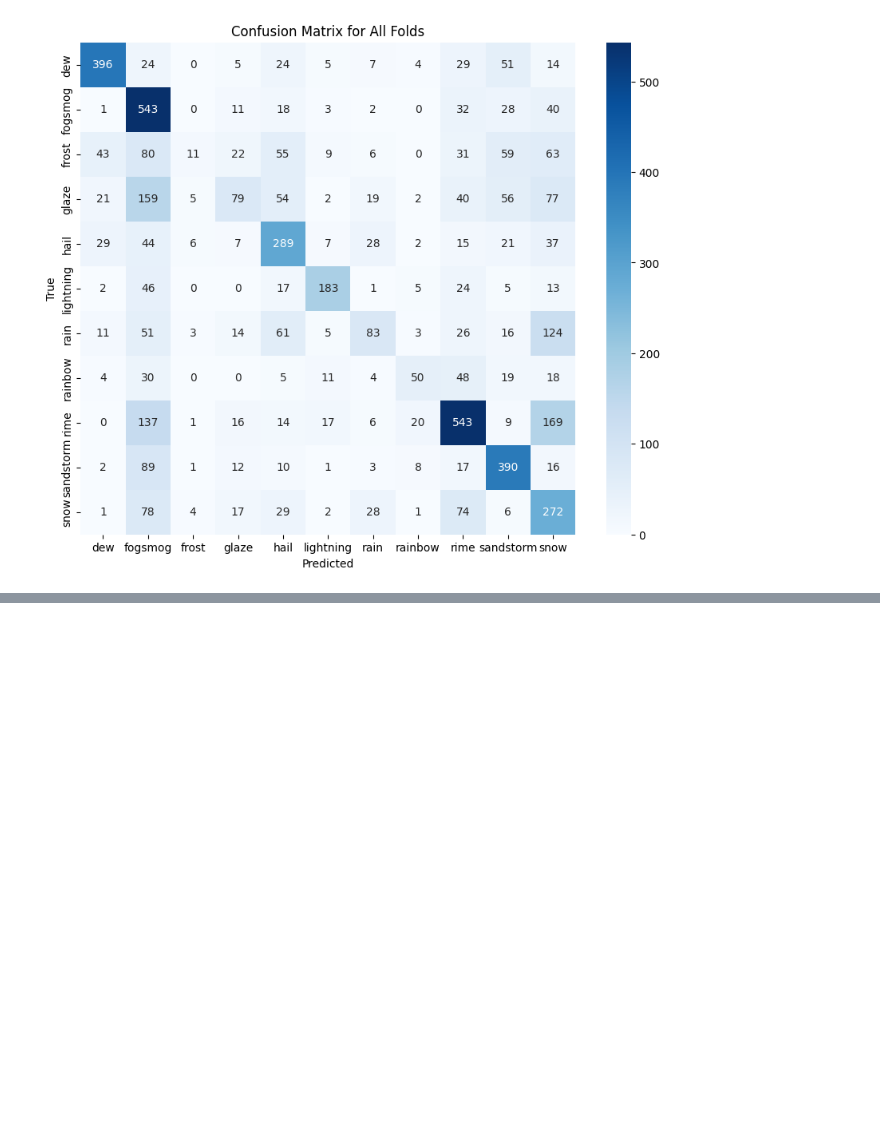
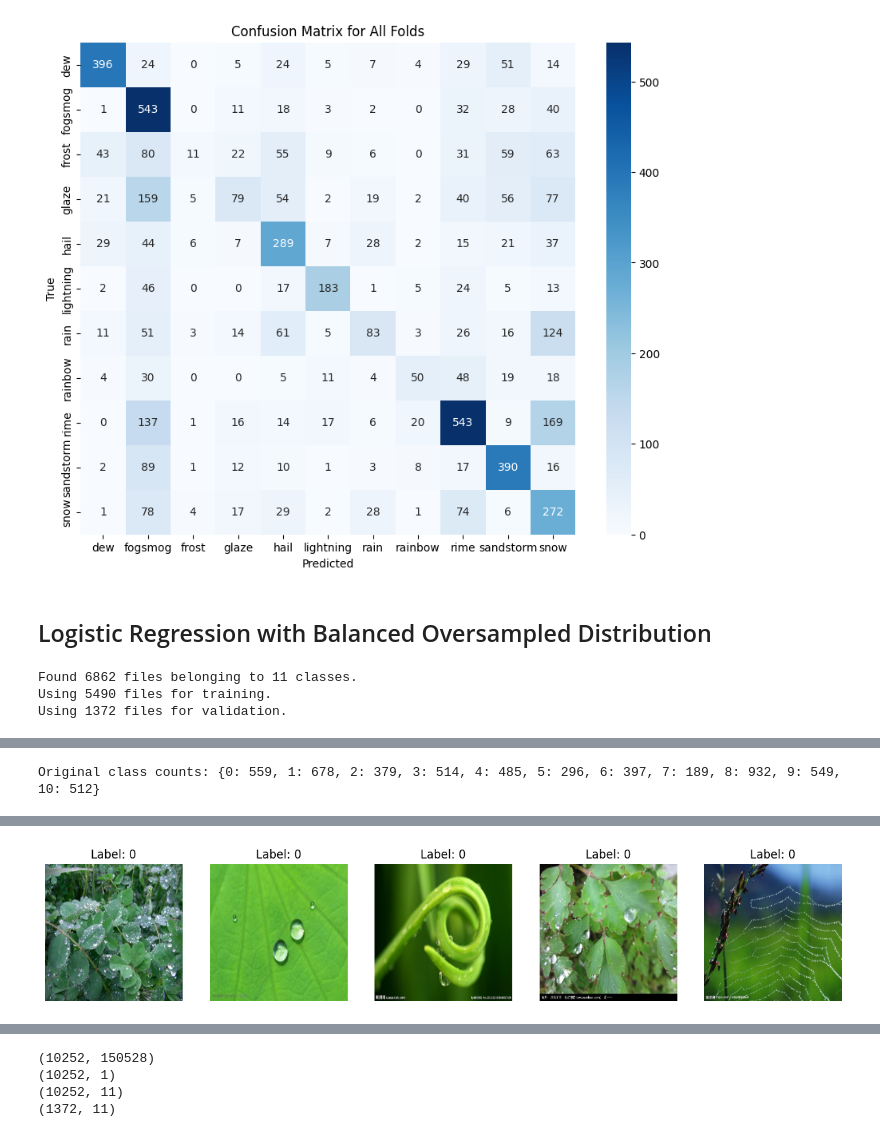
Before and after one commit to djcosta2/207_Final_Project, a Jupyter notebook: sandbox/baseline_logistic_regression.ipynb, the cells around one changed output, grey strips where cells are left out. Drawn from its saved outputs; the diff is of its cells as text; code cells hidden in the pictures; blank space fills up the shorter version.

```diff
--- a/sandbox/baseline_logistic_regression.ipynb
+++ b/sandbox/baseline_logistic_regression.ipynb
@@ -12,7 +15,7 @@ import matplotlib.pyplot as plt
 
 
 # Dataset/hyperparams
-sandbox_dir = "Data/Weather_Dataset"
+sandbox_dir = "../Data/Weather_Dataset"
 batch_size = 32
 image_size = (224, 224) #do not change for resnet50
 
@@ -374,3 +421,5 @@ plt.ylabel('True')
 plt.show()
 # %% [output]
 [figure]
+# %% [markdown]
+## Logistic Regression with Balanced Oversampled Distribution
@@ -376,0 +500,29 @@ plt.show()
+# %%
+def create_datasets(train_dataset, val_dataset):
+    # Get X_val and y_val, normalize
+    X_train, y_train = [], []
+    for images, labels in train_dataset:
+        X_train.append((images.numpy() / 255.0))
+        y_train.append(labels.numpy())
+    X_train = np.concatenate(X_train, axis=0)
+    y_train = np.concatenate(y_train, axis=0)
+
+    X_val, y_val = [], []
+    for images, labels in val_dataset:
+        X_val.append((images.numpy() / 255.0))
+        y_val.append(labels.numpy())
+    X_val = np.concatenate(X_val, axis=0)
+    y_val = np.concatenate(y_val, axis=0)
+
+    y_train = y_train.reshape(y_train.shape[0], 1)
+    y_val = y_val.reshape(y_val.shape[0], 1)
+
+    return X_train, y_train, X_val, y_val
+# %%
+# Load Data and Create Datasets
+train_dataset_oversampled, val_dataset_oversampled = load_data()
+X_train_oversampled, y_train_oversampled, X_val_oversampled, y_val_oversampled = create_datasets(train_dataset_oversampled, val_dataset_oversampled)
+# %% [output]
+Found 6862 files belonging to 11 classes.
+Using 5490 files for training.
+Using 1372 files for validation.
@@ -376,0 +546 @@ plt.show()
+Original class counts: {0: 559, 1: 678, 2: 379, 3: 514, 4: 485, 5: 296, 6: 397, 7: 189, 8: 932, 9: 549, 10: 512}
@@ -376,0 +554 @@ plt.show()
+[figure, added]
@@ -376,0 +572,18 @@ plt.show()
+# %%
+# Flatten the images using TensorFlow
+X_train_oversampled = tf.reshape(X_train_oversampled, (tf.shape(X_train_oversampled)[0], -1))
+X_val_oversampled = tf.reshape(X_val_oversampled, (tf.shape(X_val_oversampled)[0], -1))
+
+
+Y_train_encoded_oversampled = to_categorical(np.array(y_train_oversampled))
+Y_val_encoded_oversampled = to_categorical(np.array(y_val_oversampled))
+
+print(X_train_oversampled.shape)
+print(y_train_oversampled.shape)
+print(Y_train_encoded_oversampled.shape)
+print(Y_val_encoded_oversampled.shape)
+# %% [output]
+(10252, 150528)
+(10252, 1)
+(10252, 11)
+(1372, 11)
```
Also changed, not shown: parts of 12 cells of this notebook.
